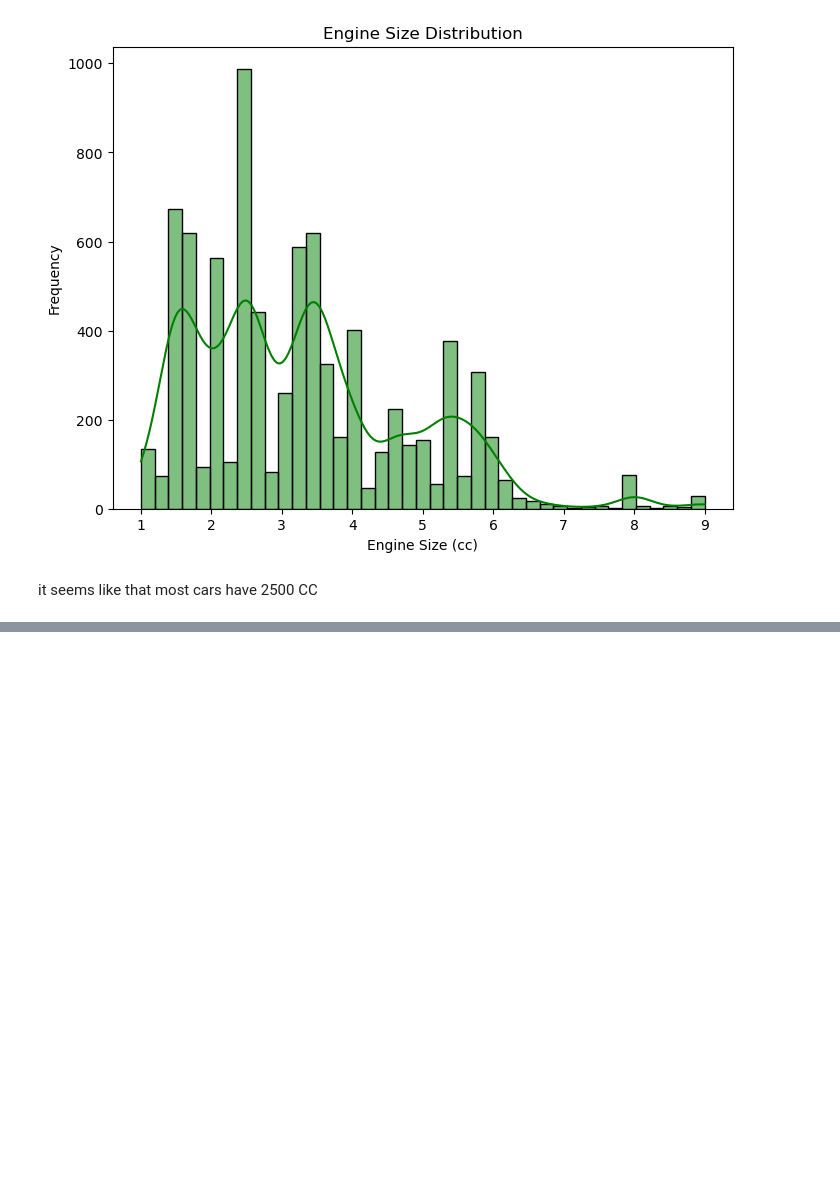
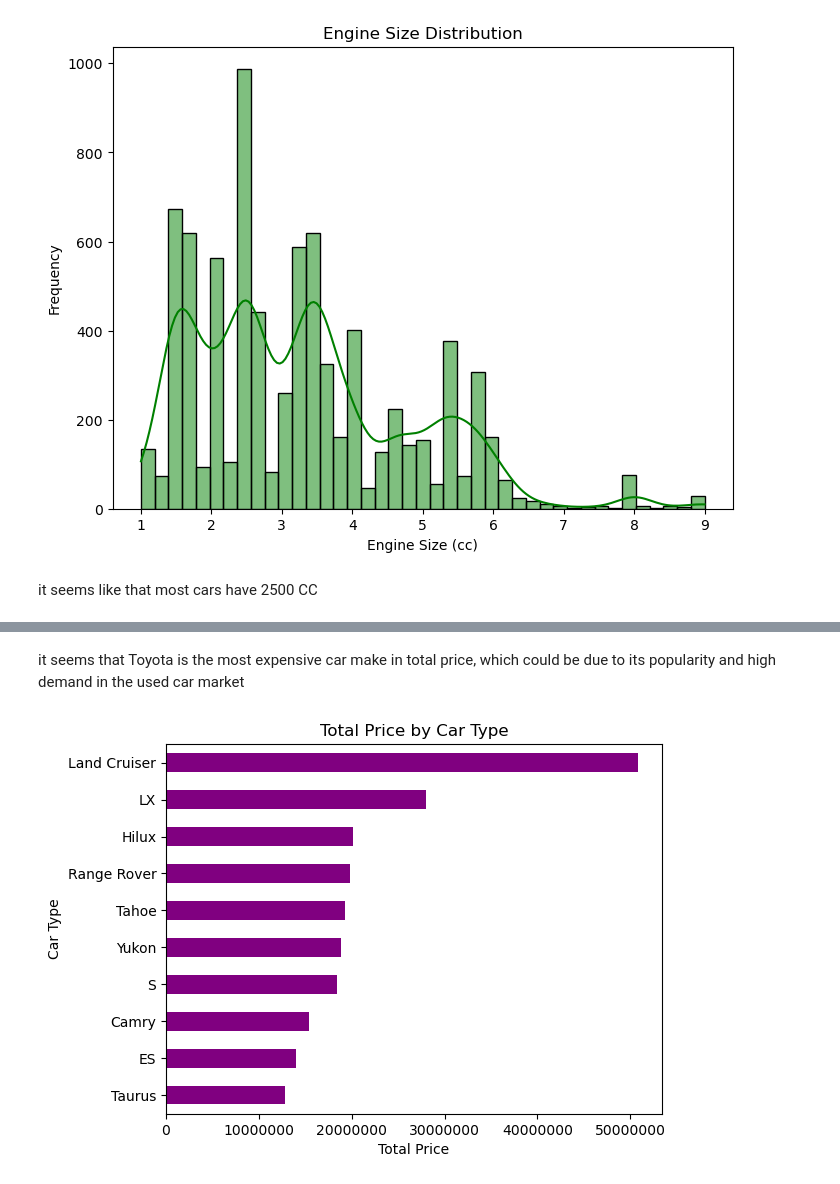
Before and after one commit to MoustafaMohamedMahmoud/Cars, a Jupyter notebook: pythonNote.ipynb, the cells around one changed output, grey strips where cells are left out. Cells and saved outputs as stored; diff of their text form; code cells hidden in the pictures; blank space fills up the shorter version.

```diff
--- a/pythonNote.ipynb
+++ b/pythonNote.ipynb
@@ -372,0 +401,11 @@ it seems like that most cars have 2500 CC
+# %% [markdown]
+it seems that Toyota is the most expensive car make in total price, which could be due to its popularity and high demand in the used car market
+# %%
+df.groupby('Type')['Price'].sum().nlargest(10).sort_values(ascending=True).plot(kind='barh', color='purple')
+plt.title('Total Price by Car Type')
+plt.xlabel('Total Price')
+plt.ylabel('Car Type')
+plt.ticklabel_format(style='plain', axis='x', useOffset=False)
+plt.show()
+# %% [output]
+[figure, added]
```
Also changed, not shown: parts of 31 cells of this notebook.
